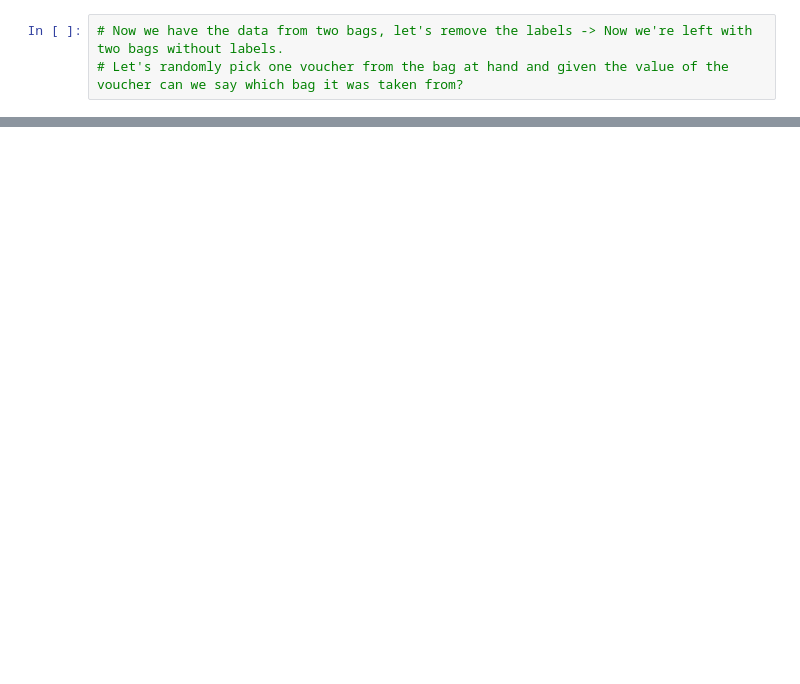
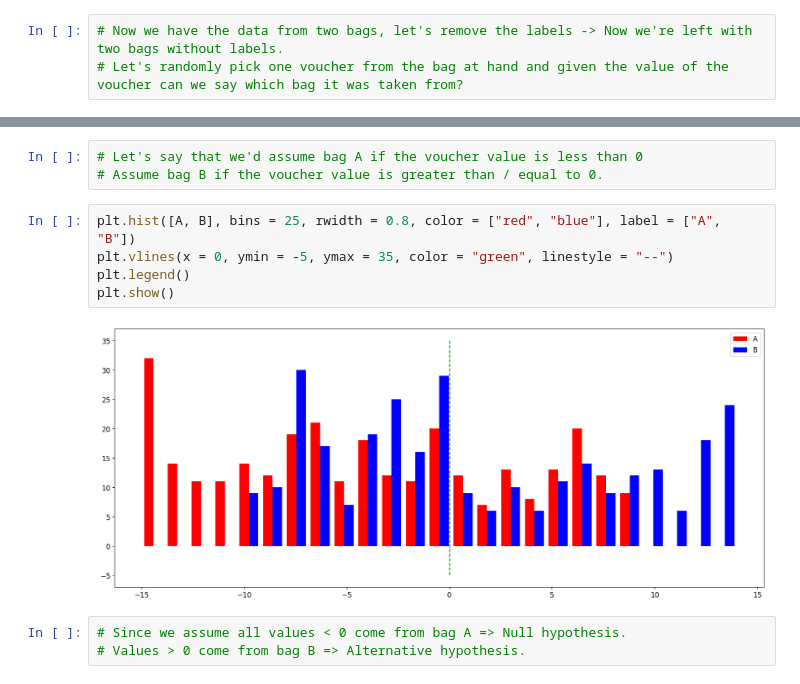
Before and after one commit to anoban/Inferential-Statistical-Analysis-with-Python, a Jupyter notebook: anoban/Bag A or Bag B.ipynb, the cells around one changed output, grey strips where cells are left out. Drawn from its saved outputs; the diff is of its cells as text; blank space fills up the shorter version.

```diff
--- a/anoban/Bag A or Bag B.ipynb
+++ b/anoban/Bag A or Bag B.ipynb
@@ -95,0 +175,13 @@ ValueError: The number of FixedLocator locations (113), usually from a call to s
+# %%
+# Let's say that we'd assume bag A if the voucher value is less than 0
+# Assume bag B if the voucher value is greater than / equal to 0.
+# %%
+plt.hist([A, B], bins = 25, rwidth = 0.8, color = ["red", "blue"], label = ["A", "B"])
+plt.vlines(x = 0, ymin = -5, ymax = 35, color = "green", linestyle = "--")
+plt.legend()
+plt.show()
+# %% [output]
+[figure, added]
+# %%
+# Since we assume all values < 0 come from bag A => Null hypothesis.
+# Values > 0 come from bag B => Alternative hypothesis.
```
Also changed, not shown: parts of 34 cells of this notebook, 1 other file.
